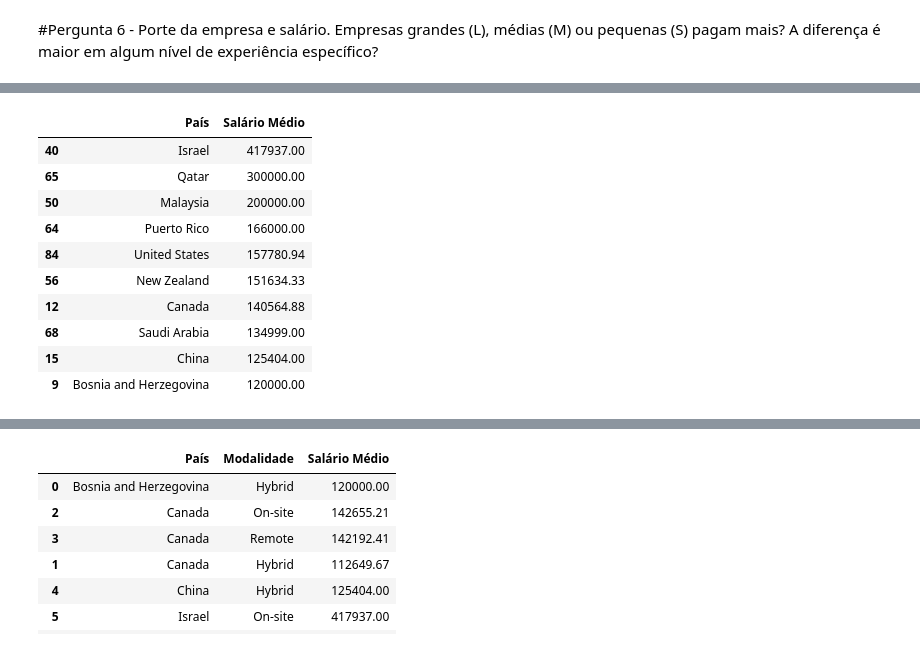
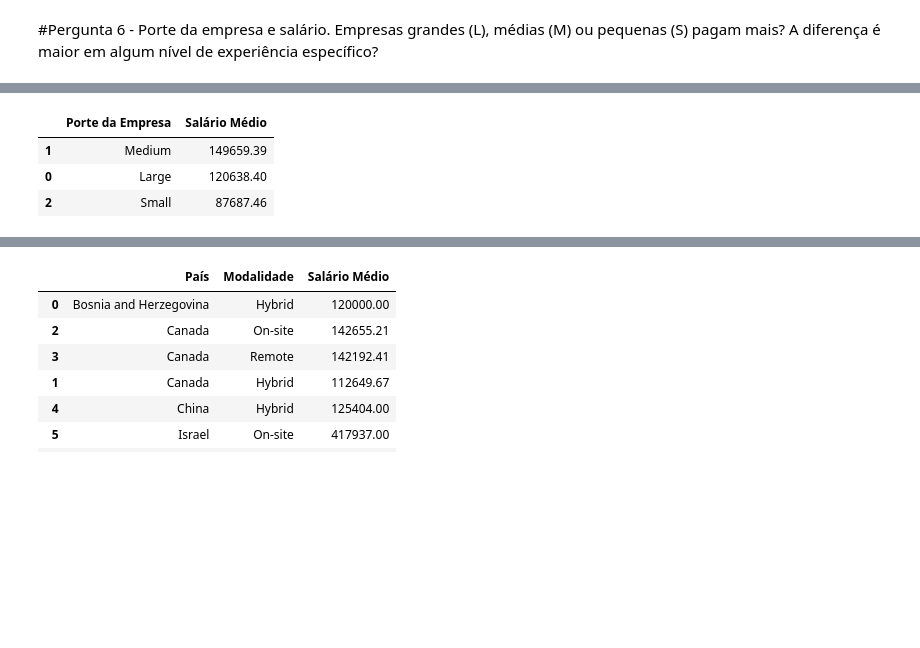
Before and after one commit to victorrp1502/grupo1_caixaverso, a Jupyter notebook: marcos2.ipynb, the cells around one changed output, grey strips where cells are left out. Cells and saved outputs as stored; diff of their text form; code cells hidden in the pictures; blank space fills up the shorter version.

```diff
--- a/marcos2.ipynb
+++ b/marcos2.ipynb
@@ -11,4 +11,4 @@ def carregar_banco_csv(caminho):
     return pd.read_csv(caminho)
     pass
 # %%
-carregar_banco_csv('https://drive.google.com/uc?id=1k-6AbaByg4SWF9UgrJ94p4TafHHXOmUG')
+df = carregar_banco_csv('https://drive.google.com/uc?id=1k-6AbaByg4SWF9UgrJ94p4TafHHXOmUG')
@@ -31,17 +17,10 @@ def media_salario_por_porte(df):
     return df.groupby('company_size')['salary_in_usd'].mean().round(2).reset_index().rename(columns={'company_size': 'Porte da Empresa',
               'salary_in_usd': 'Salário Médio'}).sort_values(by='Salário Médio', ascending=False)
 # %%
-media_salario_por_pais(df)
+media_salario_por_porte(df)
 # %% [output]
-|  | País | Salário Médio |
-| 40 | Israel | 417937.00 |
-| 65 | Qatar | 300000.00 |
-| 50 | Malaysia | 200000.00 |
-| 64 | Puerto Rico | 166000.00 |
-| 84 | United States | 157780.94 |
-| 56 | New Zealand | 151634.33 |
-| 12 | Canada | 140564.88 |
-| 68 | Saudi Arabia | 134999.00 |
-| 15 | China | 125404.00 |
-| 9 | Bosnia and Herzegovina | 120000.00 |
+|  | Porte da Empresa | Salário Médio |
+| 1 | Medium | 149659.39 |
+| 0 | Large | 120638.40 |
+| 2 | Small | 87687.46 |
 # %%
```
Also changed, not shown: parts of 2 cells of this notebook.
